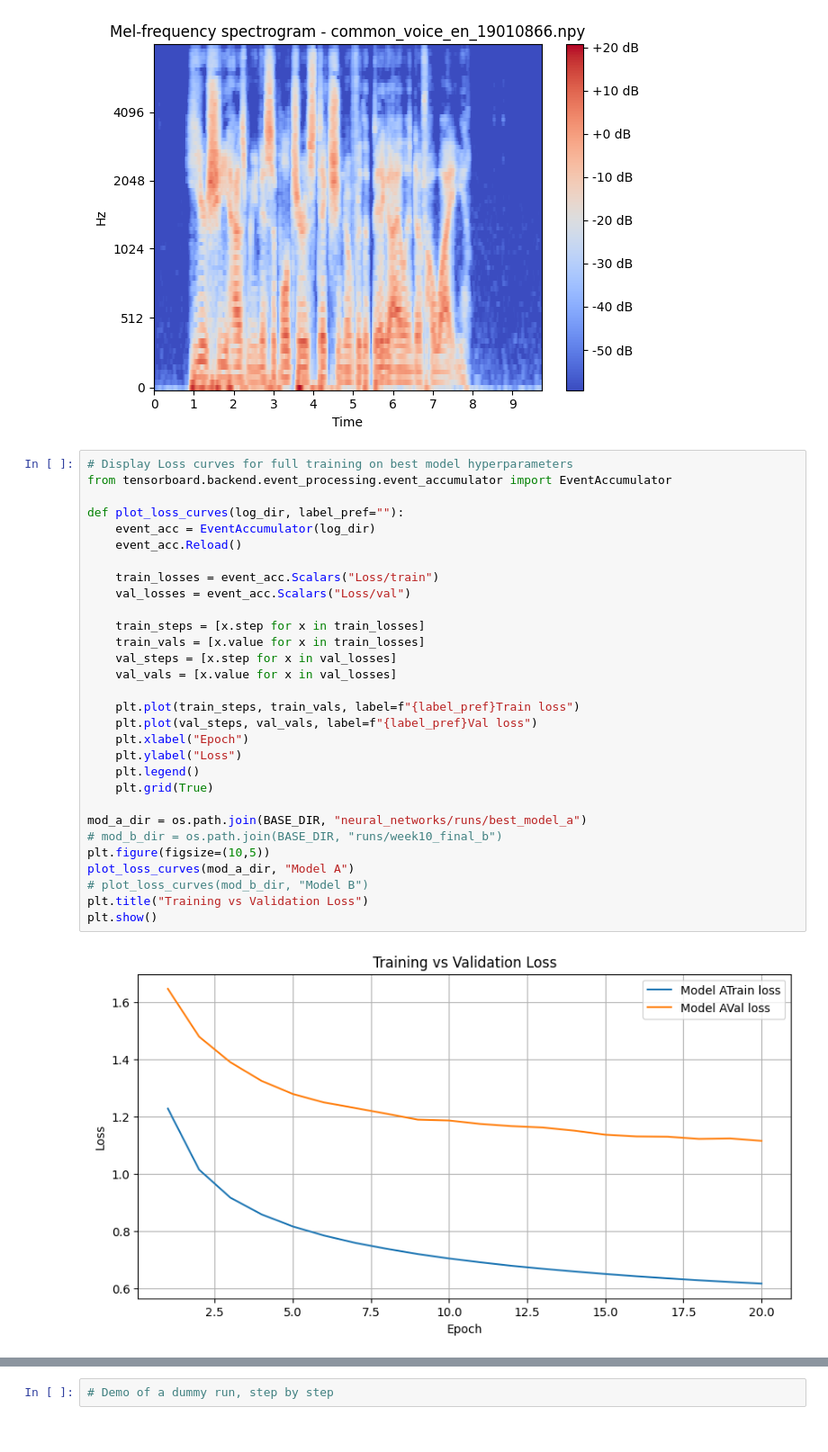
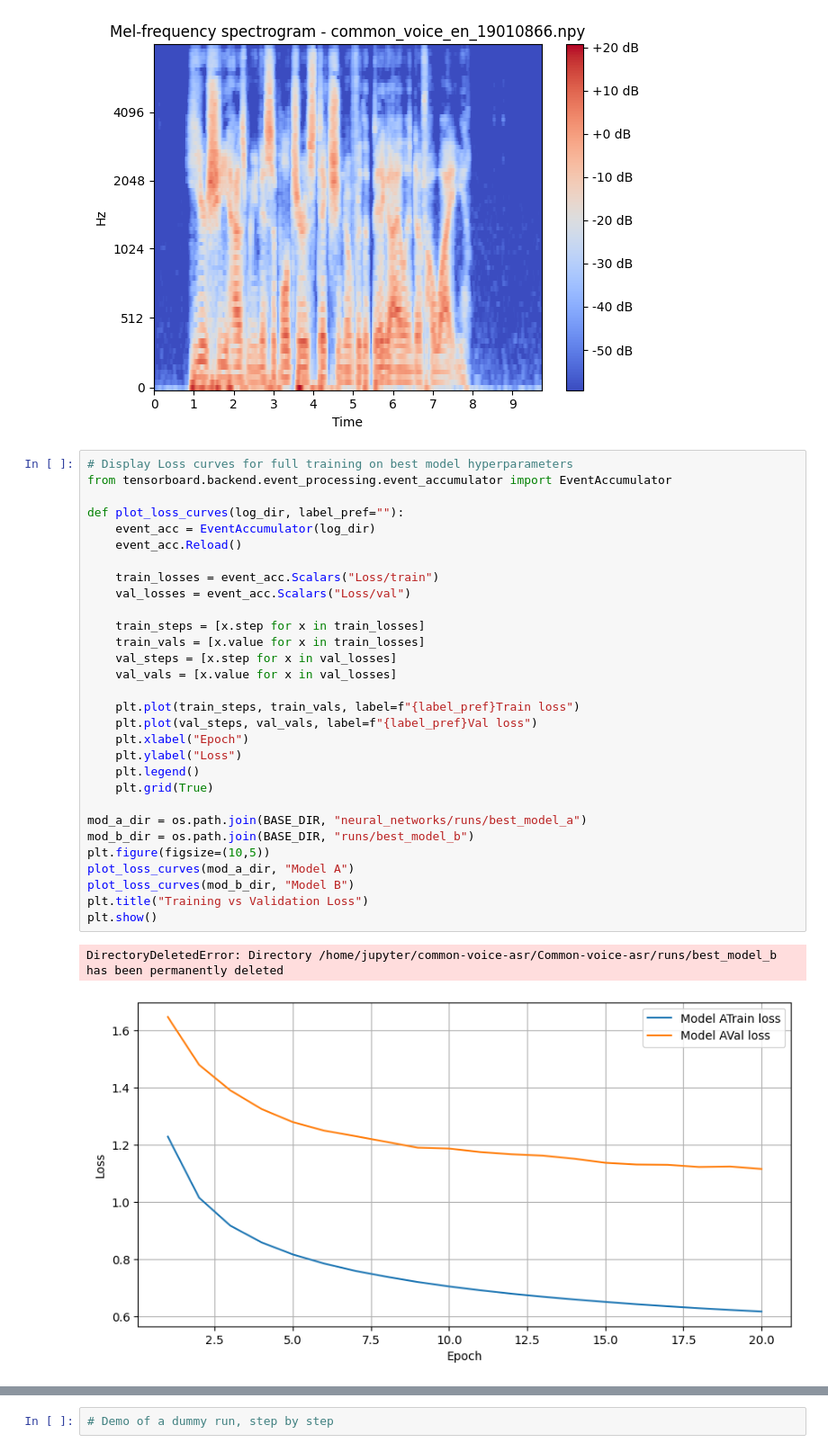
Before and after one commit to common-voice/common-voice-asr, a Jupyter notebook: Common-voice-asr/notebooks/final_demos.ipynb, the cells around one changed output, grey strips where cells are left out. Shown: that part at 90% size. Drawn from its saved outputs; the diff is of its cells as text.

```diff
--- a/Common-voice-asr/notebooks/final_demos.ipynb
+++ b/Common-voice-asr/notebooks/final_demos.ipynb
@@ -56,35 +56,36 @@ plt.show()
 # %%
 # Display Loss curves for full training on best model hyperparameters
 from tensorboard.backend.event_processing.event_accumulator import EventAccumulator
 
 def plot_loss_curves(log_dir, label_pref=""):
     event_acc = EventAccumulator(log_dir)
     event_acc.Reload()
 
     train_losses = event_acc.Scalars("Loss/train")
     val_losses = event_acc.Scalars("Loss/val")
 
     train_steps = [x.step for x in train_losses]
     train_vals = [x.value for x in train_losses]
     val_steps = [x.step for x in val_losses]
     val_vals = [x.value for x in val_losses]
 
     plt.plot(train_steps, train_vals, label=f"{label_pref}Train loss")
     plt.plot(val_steps, val_vals, label=f"{label_pref}Val loss")
     plt.xlabel("Epoch")
     plt.ylabel("Loss")
     plt.legend()
     plt.grid(True)
 
 mod_a_dir = os.path.join(BASE_DIR, "neural_networks/runs/best_model_a")
-# mod_b_dir = os.path.join(BASE_DIR, "runs/week10_final_b")
+mod_b_dir = os.path.join(BASE_DIR, "runs/best_model_b")
 plt.figure(figsize=(10,5))
 plot_loss_curves(mod_a_dir, "Model A")
-# plot_loss_curves(mod_b_dir, "Model B")
+plot_loss_curves(mod_b_dir, "Model B")
 plt.title("Training vs Validation Loss")
 plt.show()
 # %% [output]
+DirectoryDeletedError: Directory /home/jupyter/common-voice-asr/Common-voice-asr/runs/best_model_b has been permanently deleted
-[figure, old version]
+[figure, new version]
 # %%
 # Compare WER over time for Model A vs Model B best hyperparameter runs
 
```
Also changed, not shown: parts of 7 cells of this notebook, 3 other files.
